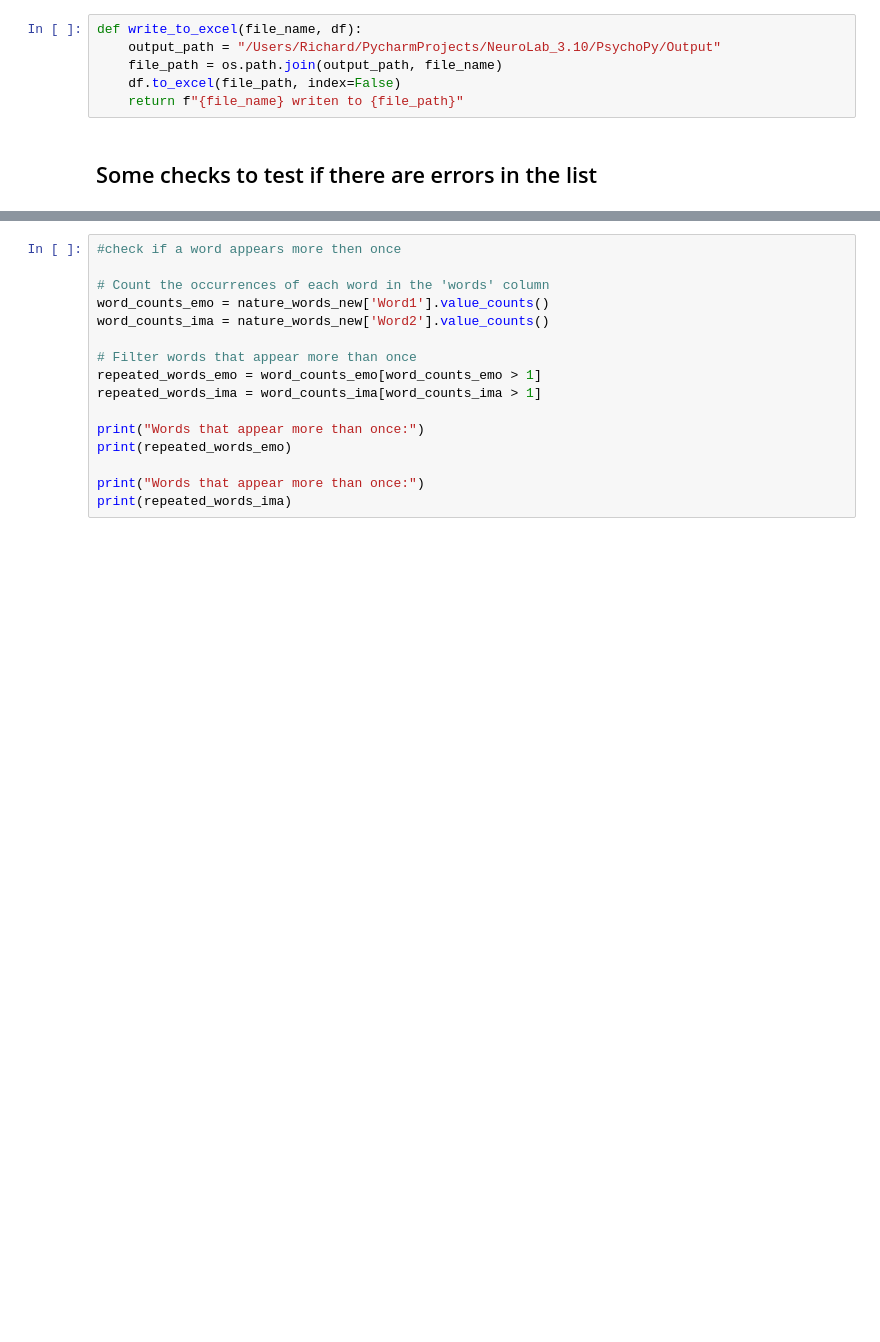
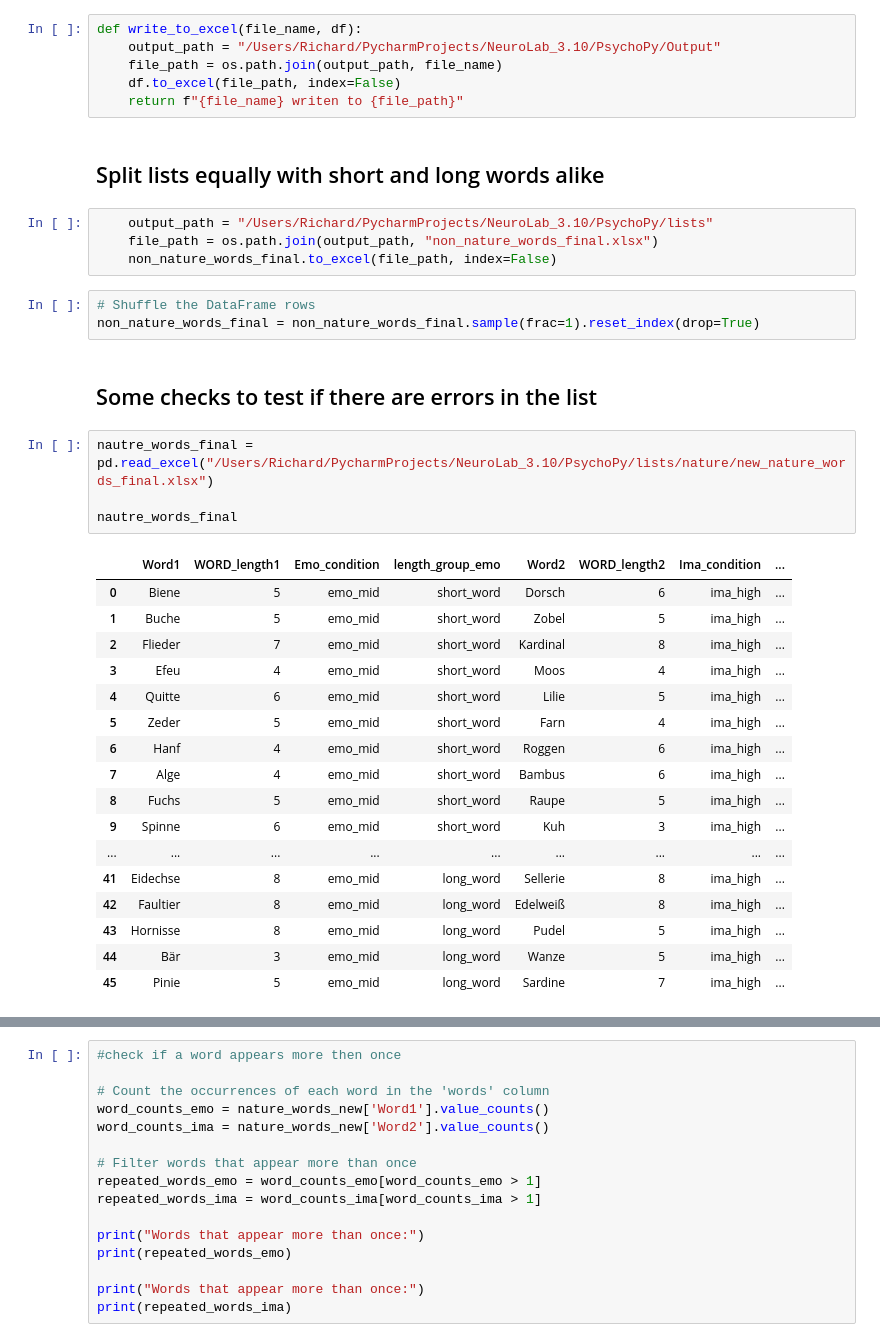
Before and after one commit to AlfredSwitchog/NeuroLab_3.10, a Jupyter notebook: PsychoPy/generate_word_pair_list.ipynb, the cells around one changed output, grey strips where cells are left out. Saved outputs shown, nothing was run; the diff lists cells and outputs as text; blank space fills up the shorter version.

```diff
--- a/PsychoPy/generate_word_pair_list.ipynb
+++ b/PsychoPy/generate_word_pair_list.ipynb
@@ -322,7 +503,38 @@ def write_to_excel(file_name, df):
     file_path = os.path.join(output_path, file_name)
     df.to_excel(file_path, index=False)
     return f"{file_name} writen to {file_path}"
-# %% [markdown]
-## Some checks to test if there are errors in the list
+# %% [markdown]
+## Split lists equally with short and long words alike
+# %%
+    output_path = "/Users/Richard/PycharmProjects/NeuroLab_3.10/PsychoPy/lists"
+    file_path = os.path.join(output_path, "non_nature_words_final.xlsx")
+    non_nature_words_final.to_excel(file_path, index=False)
+# %%
+# Shuffle the DataFrame rows
+non_nature_words_final = non_nature_words_final.sample(frac=1).reset_index(drop=True)
+# %% [markdown]
+## Some checks to test if there are errors in the list
+# %%
+nautre_words_final = pd.read_excel("/Users/Richard/PycharmProjects/NeuroLab_3.10/PsychoPy/lists/nature/new_nature_words_final.xlsx")
+
+nautre_words_final
+# %% [output]
+|  | Word1 | WORD_length1 | Emo_condition | length_group_emo | Word2 | WORD_length2 | Ima_condition | ... |
+| 0 | Biene | 5 | emo_mid | short_word | Dorsch | 6 | ima_high | ... |
+| 1 | Buche | 5 | emo_mid | short_word | Zobel | 5 | ima_high | ... |
+| 2 | Flieder | 7 | emo_mid | short_word | Kardinal | 8 | ima_high | ... |
+| 3 | Efeu | 4 | emo_mid | short_word | Moos | 4 | ima_high | ... |
+| 4 | Quitte | 6 | emo_mid | short_word | Lilie | 5 | ima_high | ... |
+| 5 | Zeder | 5 | emo_mid | short_word | Farn | 4 | ima_high | ... |
+| 6 | Hanf | 4 | emo_mid | short_word | Roggen | 6 | ima_high | ... |
+| 7 | Alge | 4 | emo_mid | short_word | Bambus | 6 | ima_high | ... |
+| 8 | Fuchs | 5 | emo_mid | short_word | Raupe | 5 | ima_high | ... |
+| 9 | Spinne | 6 | emo_mid | short_word | Kuh | 3 | ima_high | ... |
+| ... | ... | ... | ... | ... | ... | ... | ... | ... |
+| 41 | Eidechse | 8 | emo_mid | long_word | Sellerie | 8 | ima_high | ... |
+| 42 | Faultier | 8 | emo_mid | long_word | Edelweiß | 8 | ima_high | ... |
+| 43 | Hornisse | 8 | emo_mid | long_word | Pudel | 5 | ima_high | ... |
+| 44 | Bär | 3 | emo_mid | long_word | Wanze | 5 | ima_high | ... |
+| 45 | Pinie | 5 | emo_mid | long_word | Sardine | 7 | ima_high | ... |
 # %%
 #Check to see if a word from Emo Word list is also in Ima Word list
```
Also changed, not shown: parts of 26 cells of this notebook, 22 other files.
